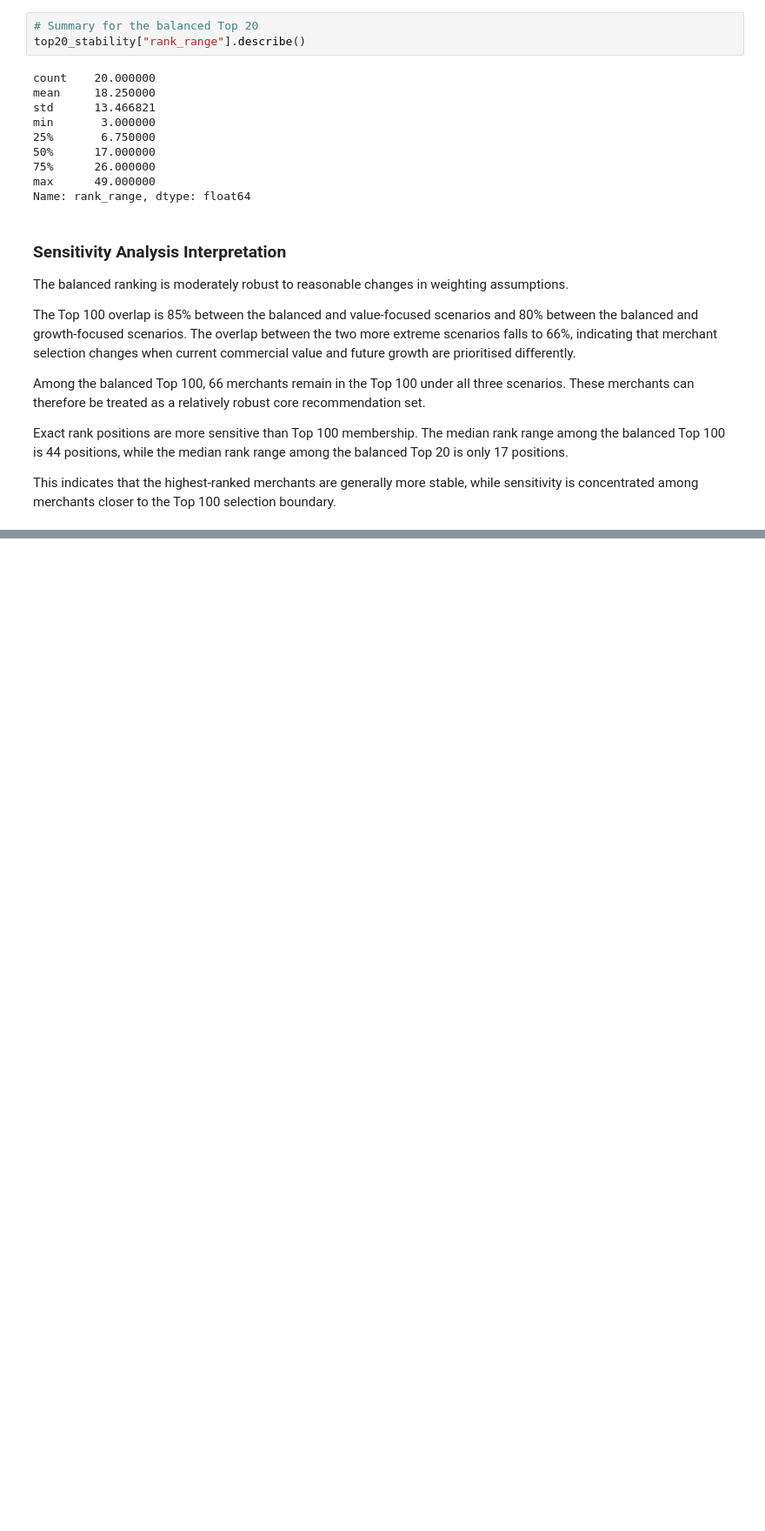
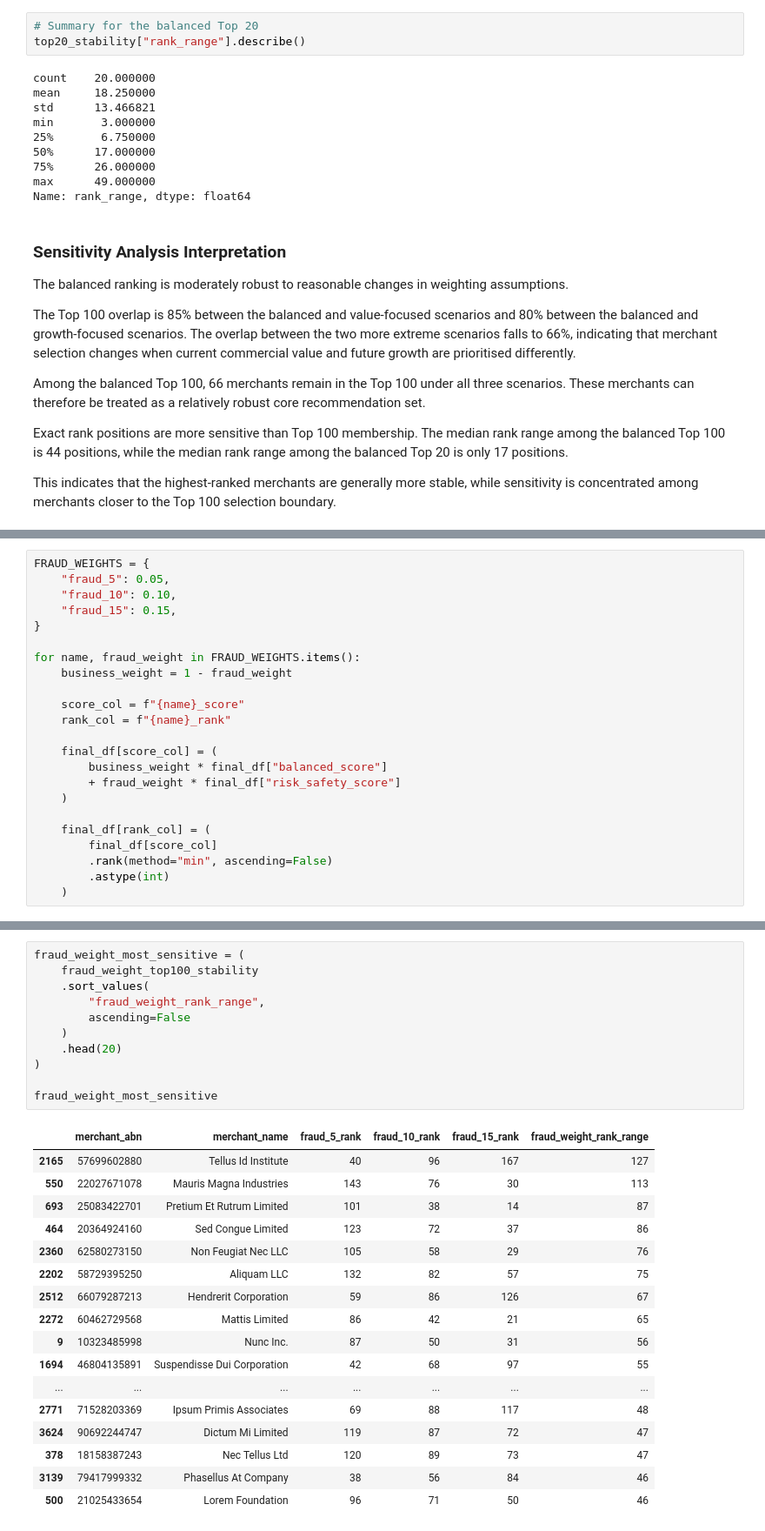
Before and after one commit to yixxx111/MAST30034-Project-2-Group-50, a Jupyter notebook: member5_ranking/ranking_summary.ipynb, the cells around one changed output, grey strips where cells are left out. Shown at 87% size. Saved outputs shown, nothing was run; the diff lists cells and outputs as text; blank space fills up the shorter version.

```diff
--- a/member5_ranking/ranking_summary.ipynb
+++ b/member5_ranking/ranking_summary.ipynb
@@ -600,0 +892,23 @@ This indicates that the highest-ranked merchants are generally more stable, whil
+# %%
+FRAUD_WEIGHTS = {
+    "fraud_5": 0.05,
+    "fraud_10": 0.10,
+    "fraud_15": 0.15,
+}
+
+for name, fraud_weight in FRAUD_WEIGHTS.items():
+    business_weight = 1 - fraud_weight
+
+    score_col = f"{name}_score"
+    rank_col = f"{name}_rank"
+
+    final_df[score_col] = (
+        business_weight * final_df["balanced_score"]
+        + fraud_weight * final_df["risk_safety_score"]
+    )
+
+    final_df[rank_col] = (
+        final_df[score_col]
+        .rank(method="min", ascending=False)
+        .astype(int)
+    )
@@ -600,0 +1007,29 @@ This indicates that the highest-ranked merchants are generally more stable, whil
+# %%
+fraud_weight_most_sensitive = (
+    fraud_weight_top100_stability
+    .sort_values(
+        "fraud_weight_rank_range",
+        ascending=False
+    )
+    .head(20)
+)
+
+fraud_weight_most_sensitive
+# %% [output]
+|  | merchant_abn | merchant_name | fraud_5_rank | fraud_10_rank | fraud_15_rank | fraud_weight_rank_range |
+| 2165 | 57699602880 | Tellus Id Institute | 40 | 96 | 167 | 127 |
+| 550 | 22027671078 | Mauris Magna Industries | 143 | 76 | 30 | 113 |
+| 693 | 25083422701 | Pretium Et Rutrum Limited | 101 | 38 | 14 | 87 |
+| 464 | 20364924160 | Sed Congue Limited | 123 | 72 | 37 | 86 |
+| 2360 | 62580273150 | Non Feugiat Nec LLC | 105 | 58 | 29 | 76 |
+| 2202 | 58729395250 | Aliquam LLC | 132 | 82 | 57 | 75 |
+| 2512 | 66079287213 | Hendrerit Corporation | 59 | 86 | 126 | 67 |
+| 2272 | 60462729568 | Mattis Limited | 86 | 42 | 21 | 65 |
+| 9 | 10323485998 | Nunc Inc. | 87 | 50 | 31 | 56 |
+| 1694 | 46804135891 | Suspendisse Dui Corporation | 42 | 68 | 97 | 55 |
+| ... | ... | ... | ... | ... | ... | ... |
+| 2771 | 71528203369 | Ipsum Primis Associates | 69 | 88 | 117 | 48 |
+| 3624 | 90692244747 | Dictum Mi Limited | 119 | 87 | 72 | 47 |
+| 378 | 18158387243 | Nec Tellus Ltd | 120 | 89 | 73 | 47 |
+| 3139 | 79417999332 | Phasellus At Company | 38 | 56 | 84 | 46 |
+| 500 | 21025433654 | Lorem Foundation | 96 | 71 | 50 | 46 |
```
Also changed, not shown: parts of 20 cells of this notebook, 7 other files.
